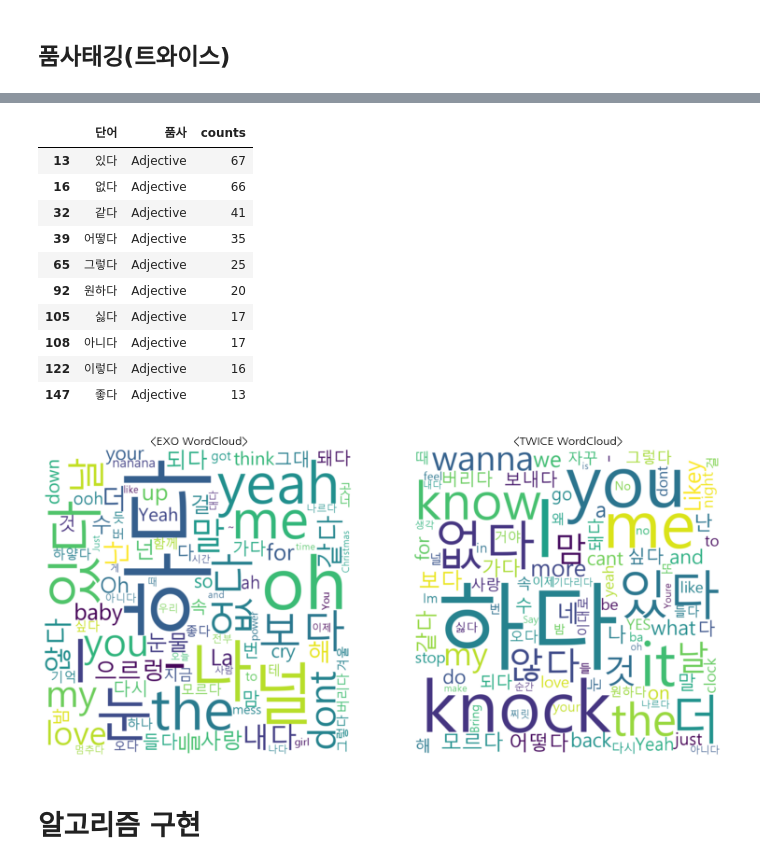
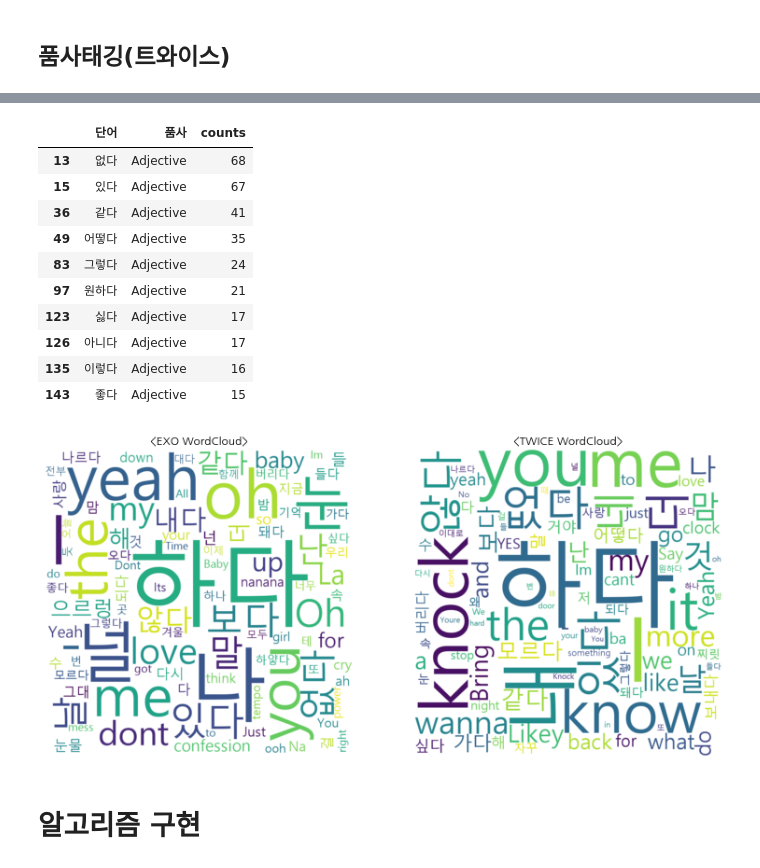
Before and after one commit to LEEEUNBIN3/TextMining, a Jupyter notebook: exo_vs_twice_kye.ipynb, the cells around one changed output, grey strips where cells are left out. Drawn from its saved outputs; the diff is of its cells as text; code cells hidden in the pictures.

```diff
--- a/exo_vs_twice_kye.ipynb
+++ b/exo_vs_twice_kye.ipynb
@@ -567,7 +392,7 @@ len(words_nltk.vocab())
 # %%
-# 결과 저장
-TW_result2 = words_nltk.vocab().most_common(980)
+# 품사 태깅
+TW_result = tag_wordclass(TW_final)
 # 데이터 프레임으로 생성
-TW_result2 = pd.DataFrame(TW_result2);TW_result2[:20]
+TW_result = pd.DataFrame(TW_result);TW_result[:20]
 # 결과로 가장 많이 나온게 ''<-이거인데 버릴지 말지 고민 Let's이런식으로 쓰여서
 # %% [output]
@@ -589,12 +424,12 @@ TW_result2 = pd.DataFrame(TW_result2);TW_result2[:20]
 | 18 | the/Alpha | 62 |
 | 19 | 않다/Verb | 60 |
 # %%
-TW_result2.columns = ['word', 'counts']
-TW_result2[:10]
+TW_result.columns = ['word', 'counts']
+TW_result[:10]
 #단어와 품사가 합쳐진 것을 나눠줌
-TW_result2['단어'], TW_result2['품사'] = zip(*TW_result2.word.map(lambda x: x.split('/')))
-TW_result2 = TW_result2.drop(['word'], 1)
+TW_result['단어'], TW_result['품사'] = zip(*TW_result.word.map(lambda x: x.split('/')))
+TW_result = TW_result.drop(['word'], 1)
 #보기 좋은 순서로 재배치
-TW_result2 = TW_result2[['단어', '품사', 'counts']]
+TW_result = TW_result[['단어', '품사', 'counts']]
 # %%
 #명사만 10위까지 뽑기
@@ -631,19 +466,19 @@ TW_result2[Verb][:10]
 # %%
 #형용사만 10위까지
-Adjective = TW_result2['품사'] == "Adjective"
-TW_result2[Adjective][:10]
+Adjective = TW_result['품사'] == "Adjective"
+TW_result[Adjective][:10]
 # %% [output]
 |  | 단어 | 품사 | counts |
-| 13 | 있다 | Adjective | 67 |
-| 16 | 없다 | Adjective | 66 |
-| 32 | 같다 | Adjective | 41 |
-| 39 | 어떻다 | Adjective | 35 |
-| 65 | 그렇다 | Adjective | 25 |
-| 92 | 원하다 | Adjective | 20 |
-| 105 | 싫다 | Adjective | 17 |
-| 108 | 아니다 | Adjective | 17 |
-| 122 | 이렇다 | Adjective | 16 |
-| 147 | 좋다 | Adjective | 13 |
+| 13 | 없다 | Adjective | 68 |
+| 15 | 있다 | Adjective | 67 |
+| 36 | 같다 | Adjective | 41 |
+| 49 | 어떻다 | Adjective | 35 |
+| 83 | 그렇다 | Adjective | 24 |
+| 97 | 원하다 | Adjective | 21 |
+| 123 | 싫다 | Adjective | 17 |
+| 126 | 아니다 | Adjective | 17 |
+| 135 | 이렇다 | Adjective | 16 |
+| 143 | 좋다 | Adjective | 15 |
 # %%
 #워드 클라우드
 import numpy as np
@@ -657,13 +492,16 @@ wc = WordCloud(font_path='C:\Windows\Fonts\malgun.ttf',
               max_words=100,
               max_font_size=300)
 # %%
-# 처음에 조사 제외를 안해줬더니 워드클라우드 결과가 만족스럽지않아서 조사 제외
-EXO_Josa = EXO_result2['품사'] == "Josa"
-EXO_j = EXO_result2[EXO_Josa].index
-EXO_word_df = EXO_result2.drop(EXO_j)
-EXO_word_df.drop('품사', axis = 1, inplace = True)
-EXO_list = EXO_word_df.values.tolist()
-EXO_dict = dict(EXO_list)
+def set_wordcloud(artist_result) :
+    # 처음에 조사 제외를 안해줬더니 워드클라우드 결과가 만족스럽지않아서 조사 제외
+    word_josa = artist_result['품사'] == "Josa"
+    word_j = artist_result[word_josa].index
+    artist_word_df = artist_result.drop(word_j)
+    artist_word_df.drop('품사', axis = 1, inplace = True)
+    artist_list = artist_word_df.values.tolist()
+    artist_dict = dict(artist_list)
 
-wordcloud_exo = wc.generate_from_frequencies(EXO_dict)
-array_wc_exo = wordcloud_exo.to_array()
+    wc_artist = wc.generate_from_frequencies(artist_dict)
+    array_wc_artist = wc_artist.to_array()
+
+    return array_wc_artist
@@ -681,17 +508,20 @@ TW_wc_array = TW_wordcloud.to_array()
+# %%
+EXO_array_wc = set_wordcloud(EXO_result)
+TW_array_wc = set_wordcloud(TW_result)
 # %%
 fig, ax = plt.subplots(1, 2, figsize=(13, 13))
 
-ax[0].imshow(array_wc_exo, interpolation="bilinear")
+ax[0].imshow(EXO_array_wc, interpolation="bilinear")
 ax[0].axis('off') # x. y축 숫자 제거
 ax[0].set_title("<EXO WordCloud>")
 
-ax[1].imshow(TW_wc_array, interpolation="bilinear")
+ax[1].imshow(TW_array_wc, interpolation="bilinear")
 ax[1].axis('off') # x. y축 숫자 제거
 ax[1].set_title("<TWICE WordCloud>")
 
 plt.show()
 # %% [output]
-[figure, old version]
+[figure, new version]
 # %% [markdown]
 # 알고리즘 구현
 # %%
```
Also changed, not shown: parts of 65 cells of this notebook.
